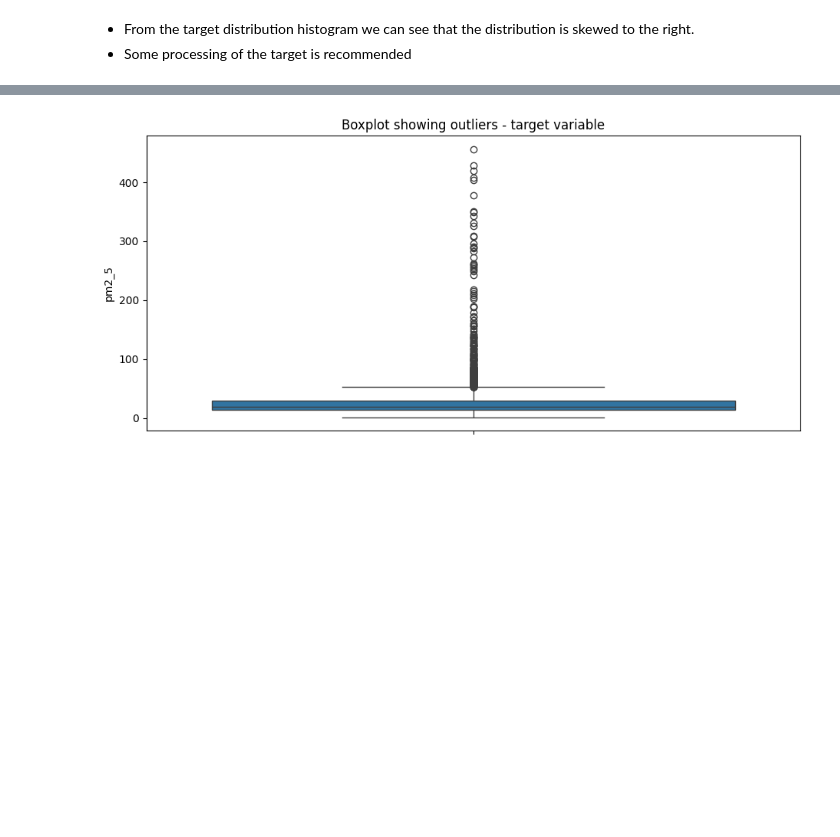
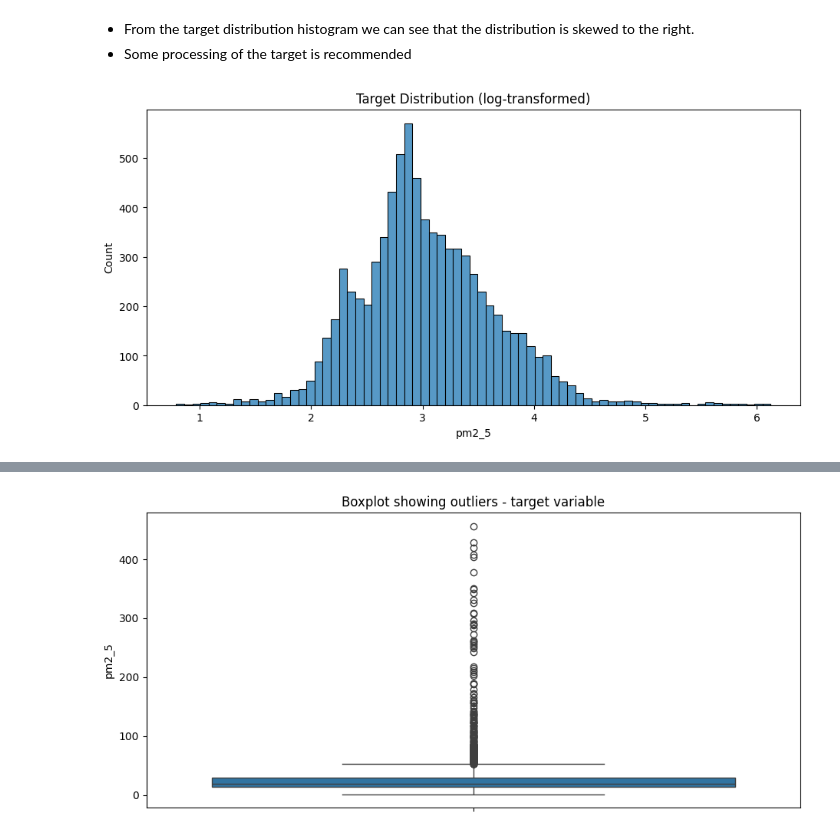
Before and after one commit to LyleW473/AfricanAirQualityPrediction, a Jupyter notebook: Airqo_starter_notebook.ipynb, the cells around one changed output, grey strips where cells are left out. Drawn from its saved outputs; the diff is of its cells as text; code cells hidden in the pictures; blank space fills up the shorter version.

Commit message:
Added plotting of transformed targets.

```diff
--- a/Airqo_starter_notebook.ipynb
+++ b/Airqo_starter_notebook.ipynb
@@ -62,3 +62,12 @@ plt.show()
 # %% [markdown]
 - From the target distribution histogram we can see that the distribution is skewed to the right.
 - Some processing of the target is recommended
+# %%
+# Target distribution (log-transformed)
+Y_log = np.log1p(train.pm2_5)
+plt.figure(figsize = (11, 5))
+sns.histplot(Y_log)
+plt.title('Target Distribution (log-transformed)')
+plt.show()
+# %% [output]
+[figure, added]
```
Also changed, not shown: parts of 5 cells of this notebook.
